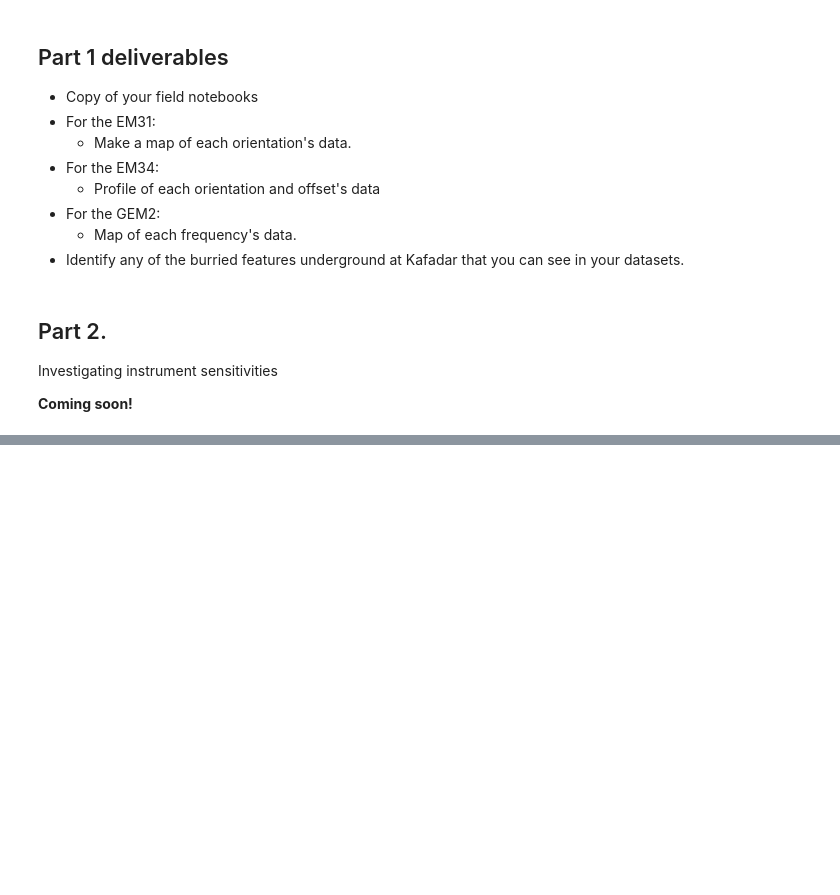
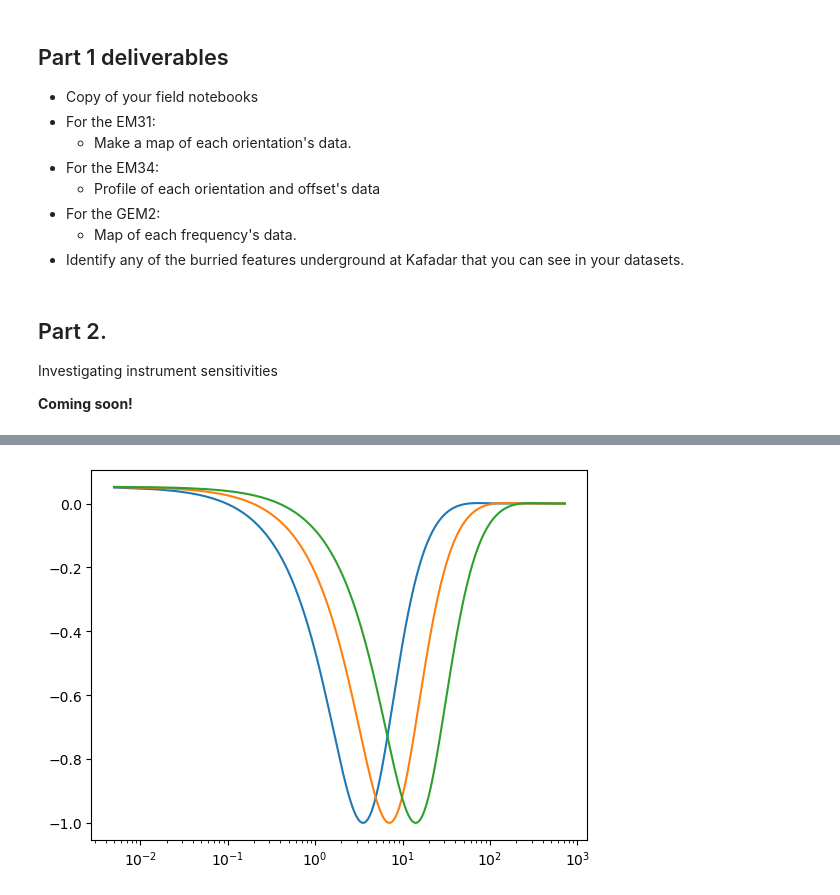
Before and after one commit to jcapriot/gpgn-319, a Jupyter notebook: labs/EM/Lab3-FDEM-collection.ipynb, the cells around one changed output, grey strips where cells are left out. Saved outputs shown, nothing was run; the diff lists cells and outputs as text; code cells hidden in the pictures; blank space fills up the shorter version.

```diff
--- a/labs/EM/Lab3-FDEM-collection.ipynb
+++ b/labs/EM/Lab3-FDEM-collection.ipynb
@@ -105,0 +122,6 @@ plt.semilogx(temp.depths, temp.sens[-7].T)
+# %%
+plot_semilogx_scaled(temp.depths, temp.sens[info['em34']['hcp'][10]['imag']])
+plot_semilogx_scaled(temp.depths, temp.sens[info['em34']['hcp'][20]['imag']])
+plot_semilogx_scaled(temp.depths, temp.sens[info['em34']['hcp'][40]['imag']])
+# %% [output]
+[figure, added]
```
Also changed, not shown: parts of 10 cells of this notebook, 2 other files.
